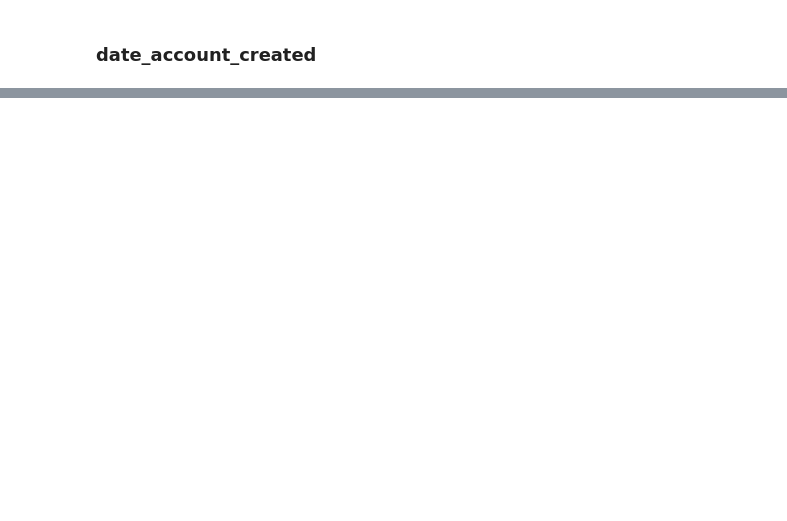
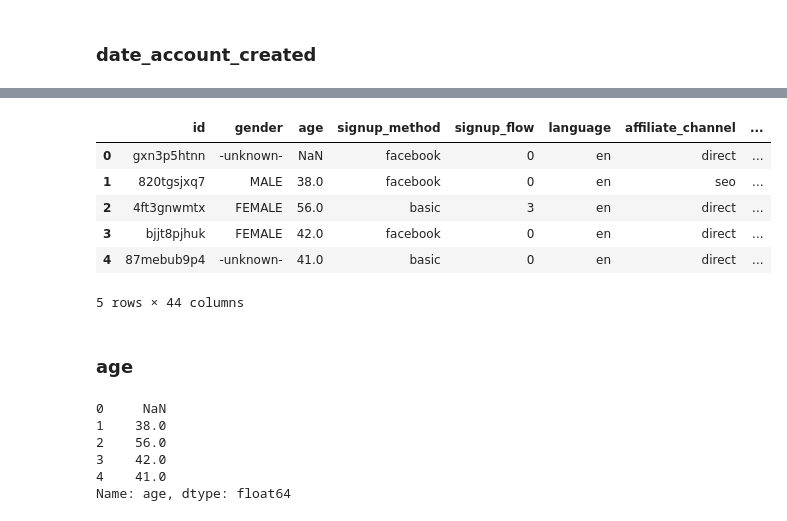
Before and after one commit to troywu666/Airbnb_data_analyse, a Jupyter notebook: 订房预测.ipynb, the cells around one changed output, grey strips where cells are left out. Drawn from its saved outputs; the diff is of its cells as text; code cells hidden in the pictures; blank space fills up the shorter version.

```diff
--- a/订房预测.ipynb
+++ b/订房预测.ipynb
@@ -581,0 +634,3 @@ df.head()
+# %%
+df=pd.concat([df,df_dac_wd,df_dac_season],axis=1)
+df.head()
@@ -581,0 +664,16 @@ df.head()
+# %%
+def get_span(dt):
+    if dt==-1:
+        return 'OneDay'
+    elif -1<dt<=31:
+        return 'OneMonth'
+    elif 31<dt<365:
+        return 'OneYear'
+    else:
+        return 'Other'
+
+df['span']=np.array([get_span(i) for i in dt_span])
+df_span=pd.get_dummies(df.span,prefix='span')
+df=pd.concat([df,df_span],axis=1)
+df.drop('span',axis=1,inplace=True)
+df.head()
@@ -581,0 +688,3 @@ df.head()
+# %%
+df.drop(['date_account_created','timestamp_first_active'],axis=1,inplace=True)
+df.columns
@@ -581,0 +703,22 @@ df.head()
+# %%
+df.head()
+# %% [output]
+|  | id | gender | age | signup_method | signup_flow | language | affiliate_channel | ... |
+| 0 | gxn3p5htnn | -unknown- | NaN | facebook | 0 | en | direct | ... |
+| 1 | 820tgsjxq7 | MALE | 38.0 | facebook | 0 | en | seo | ... |
+| 2 | 4ft3gnwmtx | FEMALE | 56.0 | basic | 3 | en | direct | ... |
+| 3 | bjjt8pjhuk | FEMALE | 42.0 | facebook | 0 | en | direct | ... |
+| 4 | 87mebub9p4 | -unknown- | 41.0 | basic | 0 | en | direct | ... |
+5 rows × 44 columns
+# %% [markdown]
+### age
+# %%
+av=df.age
+av.head()
+# %% [output]
+0     NaN
+1    38.0
+2    56.0
+3    42.0
+4    41.0
+Name: age, dtype: float64
```
Also changed, not shown: parts of 33 cells of this notebook, 1 other file.
